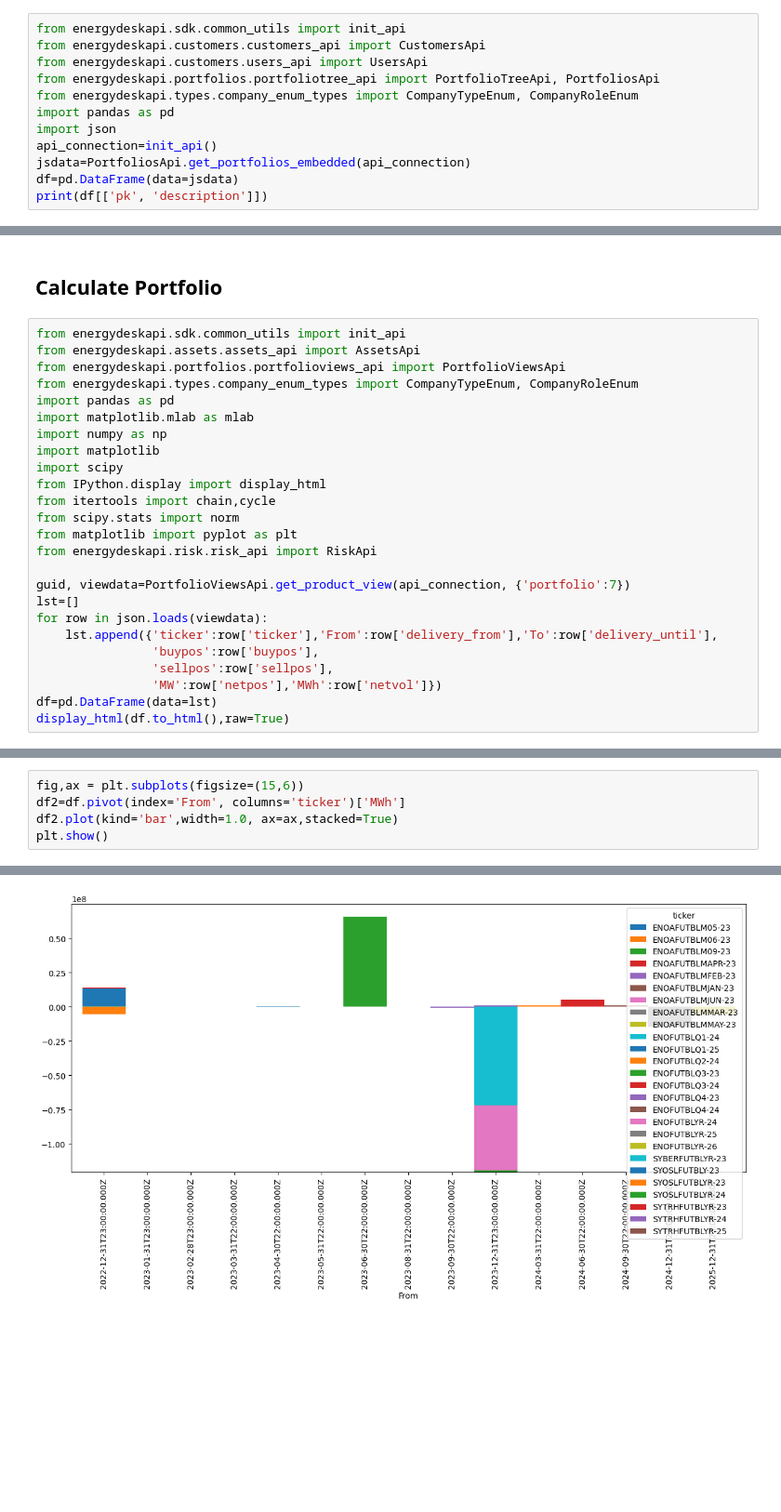
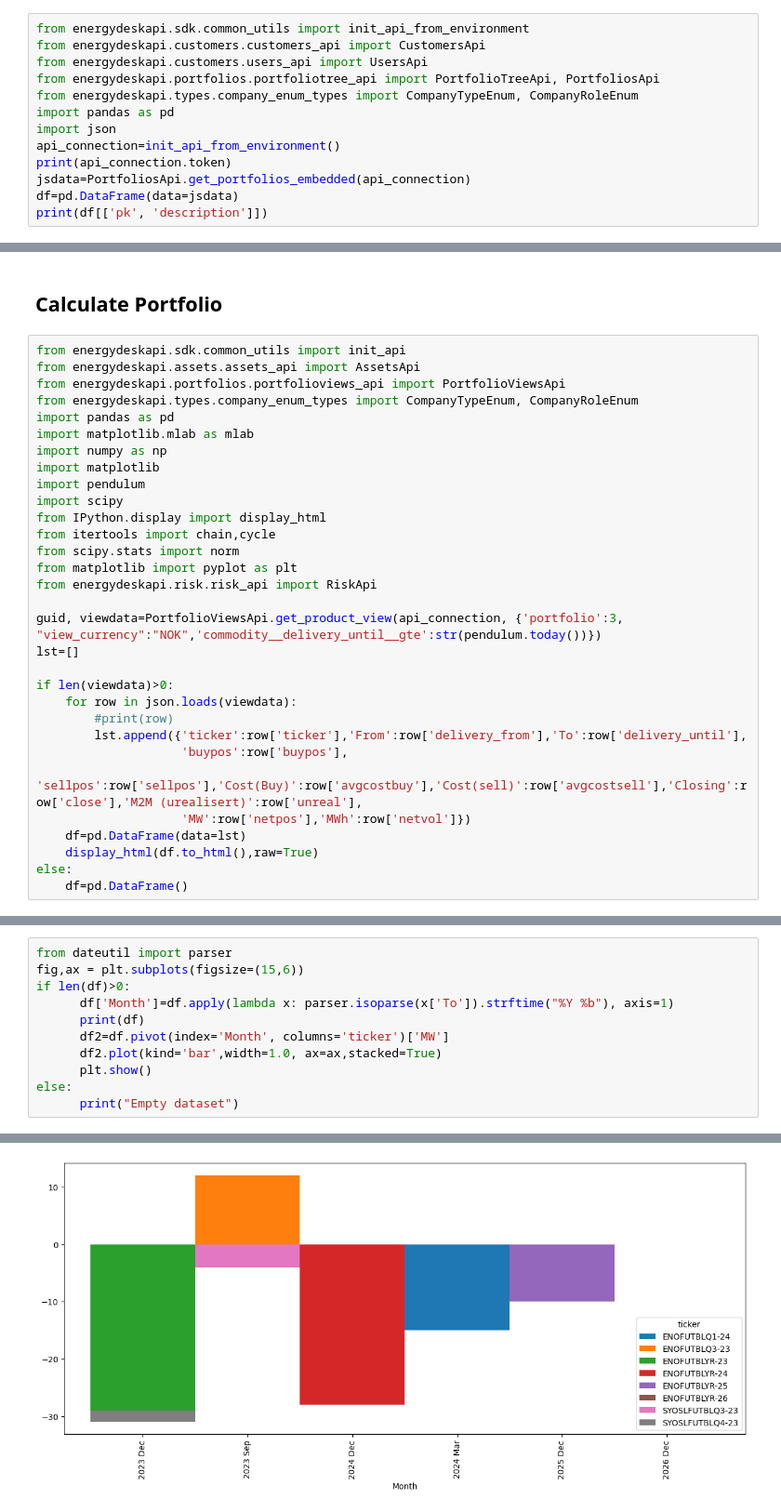
Before and after one commit to SpringboardEnergySystems/energydesk-jupyter, a Jupyter notebook: portfolio/productview.ipynb, the cells around one changed output, grey strips where cells are left out. Shown at 93% size. Drawn from its saved outputs; the diff is of its cells as text; blank space fills up the shorter version.

```diff
--- a/portfolio/productview.ipynb
+++ b/portfolio/productview.ipynb
@@ -20,14 +20,15 @@ Using server  http://127.0.0.1:8001
 # %% [markdown]
 ### Initialize the Python SDK which wraps sme useful REST calls ###
 # %%
-from energydeskapi.sdk.common_utils import init_api
+from energydeskapi.sdk.common_utils import init_api_from_environment
 from energydeskapi.customers.customers_api import CustomersApi
 from energydeskapi.customers.users_api import UsersApi
 from energydeskapi.portfolios.portfoliotree_api import PortfolioTreeApi, PortfoliosApi
 from energydeskapi.types.company_enum_types import CompanyTypeEnum, CompanyRoleEnum
 import pandas as pd
 import json
-api_connection=init_api()
+api_connection=init_api_from_environment()
+print(api_connection.token)
 jsdata=PortfoliosApi.get_portfolios_embedded(api_connection)
 df=pd.DataFrame(data=jsdata)
 print(df[['pk', 'description']])
@@ -57,6 +58,7 @@ import pandas as pd
 import matplotlib.mlab as mlab
 import numpy as np
 import matplotlib
+import pendulum
 import scipy
 from IPython.display import display_html
 from itertools import chain,cycle
@@ -64,13 +66,18 @@ from scipy.stats import norm
 from matplotlib import pyplot as plt
 from energydeskapi.risk.risk_api import RiskApi
 
-guid, viewdata=PortfolioViewsApi.get_product_view(api_connection, {'portfolio':7})
+guid, viewdata=PortfolioViewsApi.get_product_view(api_connection, {'portfolio':3, "view_currency":"NOK",'commodity__delivery_until__gte':str(pendulum.today())})
 lst=[]
-for row in json.loads(viewdata):
-    lst.append({'ticker':row['ticker'],'From':row['delivery_from'],'To':row['delivery_until'],
-                'buypos':row['buypos'],
-                'sellpos':row['sellpos'],
-                'MW':row['netpos'],'MWh':row['netvol']})
-df=pd.DataFrame(data=lst)
-display_html(df.to_html(),raw=True)
+
+if len(viewdata)>0:
+    for row in json.loads(viewdata):
+        #print(row)
+        lst.append({'ticker':row['ticker'],'From':row['delivery_from'],'To':row['delivery_until'],
+                    'buypos':row['buypos'],
+                    'sellpos':row['sellpos'],'Cost(Buy)':row['avgcostbuy'],'Cost(sell)':row['avgcostsell'],'Closing':row['close'],'M2M (urealisert)':row['unreal'],
+                    'MW':row['netpos'],'MWh':row['netvol']})
+    df=pd.DataFrame(data=lst)
+    display_html(df.to_html(),raw=True)
+else:
+    df=pd.DataFrame()
 # %% [output]
@@ -94,6 +93,12 @@ display_html(df.to_html(),raw=True)
 # %%
+from dateutil import parser
 fig,ax = plt.subplots(figsize=(15,6))
-df2=df.pivot(index='From', columns='ticker')['MWh']
-df2.plot(kind='bar',width=1.0, ax=ax,stacked=True)
-plt.show()
+if len(df)>0:
+      df['Month']=df.apply(lambda x: parser.isoparse(x['To']).strftime("%Y %b"), axis=1)
+      print(df)
+      df2=df.pivot(index='Month', columns='ticker')['MW']
+      df2.plot(kind='bar',width=1.0, ax=ax,stacked=True)
+      plt.show()
+else:
+      print("Empty dataset")
 # %% [output]
@@ -100 +122 @@ plt.show()
-[figure, old version]
+[figure, new version]
```
Also changed, not shown: parts of 4 cells of this notebook, 8 other files.
